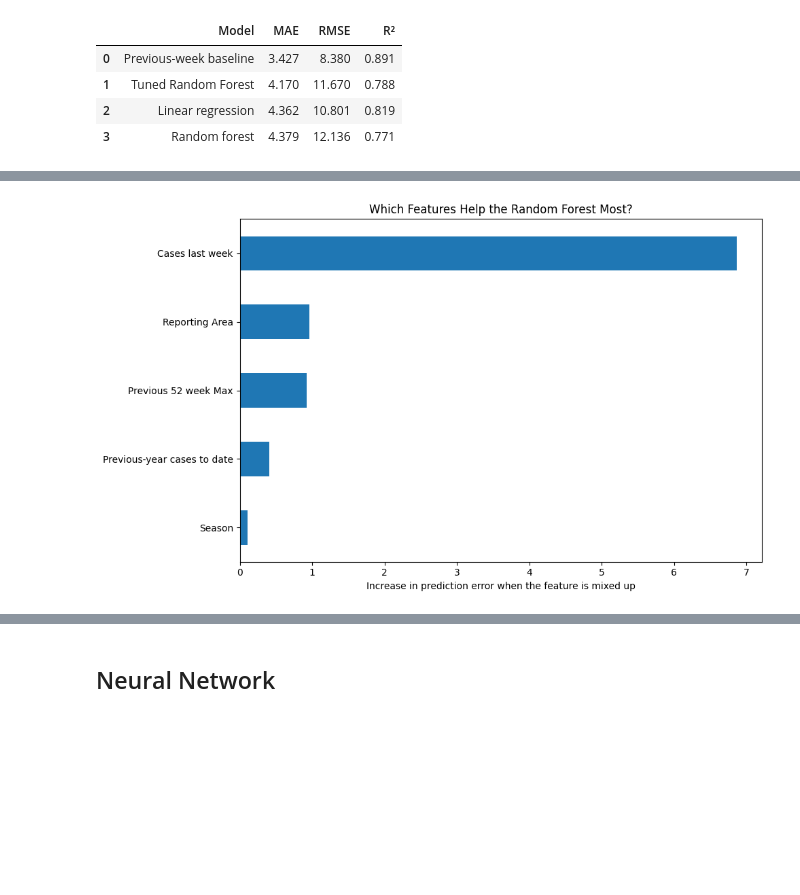
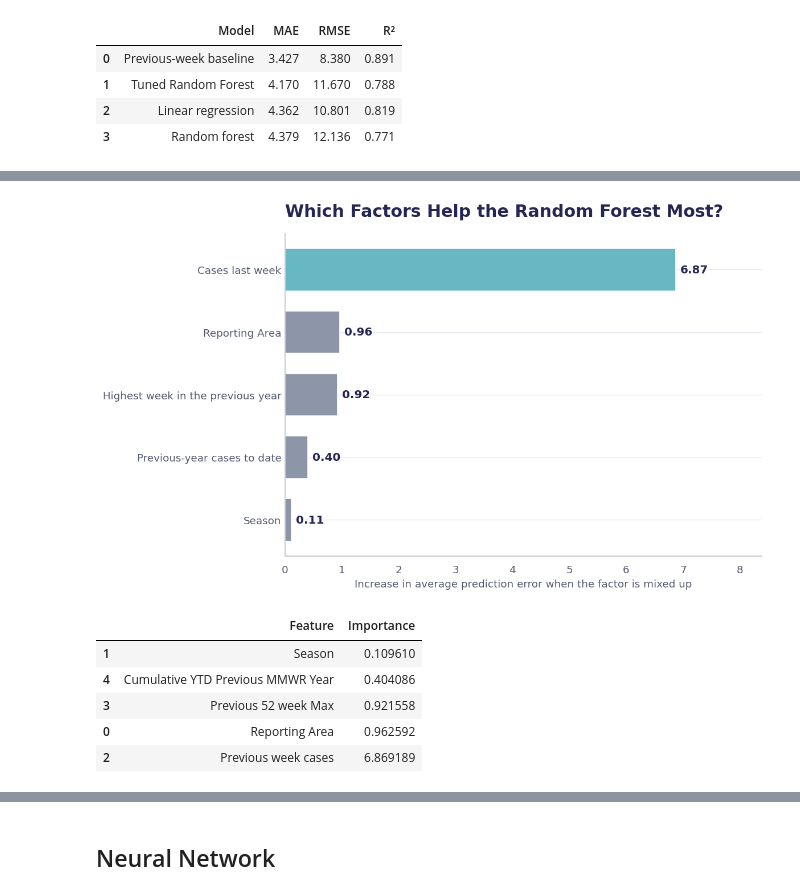
Before and after one commit to Husam-Sawalha/salmonellosis-forecasting-analysis, a Jupyter notebook: notebooks/04_salmonellosis_ml.ipynb, the cells around one changed output, grey strips where cells are left out. Drawn from its saved outputs; the diff is of its cells as text; code cells hidden in the pictures; blank space fills up the shorter version.

Commit message:
update visual style

```diff
--- a/notebooks/04_salmonellosis_ml.ipynb
+++ b/notebooks/04_salmonellosis_ml.ipynb
@@ -967,45 +972,70 @@ importance_results = permutation_importance(
     scoring="neg_mean_absolute_error",
     n_repeats=5,
     random_state=42,
     n_jobs=-1,
 )
 
 feature_importance = pd.DataFrame({
     "Feature": X_test.columns,
     "Importance": importance_results.importances_mean,
 })
 
 feature_importance = feature_importance.sort_values(
     "Importance",
     ascending=True,
 )
 
-feature_importance
-
 friendly_names = {
     "Previous week cases": "Cases last week",
+    "Previous 52 week Max": "Highest week in the previous year",
     "Cumulative YTD Previous MMWR Year": "Previous-year cases to date",
 }
 
 plot_importance = feature_importance.copy()
 plot_importance["Feature"] = plot_importance["Feature"].replace(friendly_names)
 
-ax = plot_importance.plot(
-    x="Feature",
-    y="Importance",
-    kind="barh",
-    figsize=(10, 6),
-    legend=False,
+fig, ax = plt.subplots(figsize=(10, 6))
+colors = [SLATE] * len(plot_importance)
+if colors:
+    colors[-1] = CYAN
+
+bars = ax.barh(
+    plot_importance["Feature"],
+    plot_importance["Importance"],
+    color=colors,
+    height=0.68,
 )
 
-ax.set_title("Which Features Help the Random Forest Most?")
-ax.set_xlabel("Increase in prediction error when the feature is mixed up")
+ax.bar_label(
+    bars,
+    labels=[f"{value:.2f}" for value in plot_importance["Importance"]],
+    padding=5,
+    color=NAVY,
+    fontweight="bold",
+)
+
+ax.set_title("Which Factors Help the Random Forest Most?", loc="left", pad=18)
+ax.set_xlabel("Increase in average prediction error when the factor is mixed up")
 ax.set_ylabel("")
+ax.grid(axis="x", visible=False)
+ax.tick_params(axis="y", length=0)
+ax.set_xlim(
+    min(0, plot_importance["Importance"].min() * 1.10),
+    max(plot_importance["Importance"].max() * 1.22, 0.01),
+)
 
-plt.tight_layout()
+fig.tight_layout()
 plt.show()
+
+feature_importance
 # %% [output]
-[figure, old version]
+[figure, new version]
+|  | Feature | Importance |
+| 1 | Season | 0.109610 |
+| 4 | Cumulative YTD Previous MMWR Year | 0.404086 |
+| 3 | Previous 52 week Max | 0.921558 |
+| 0 | Reporting Area | 0.962592 |
+| 2 | Previous week cases | 6.869189 |
 # %%
 correlation = plot_previous_vs_current_cases(
     df,
```
Also changed, not shown: parts of 9 cells of this notebook.
